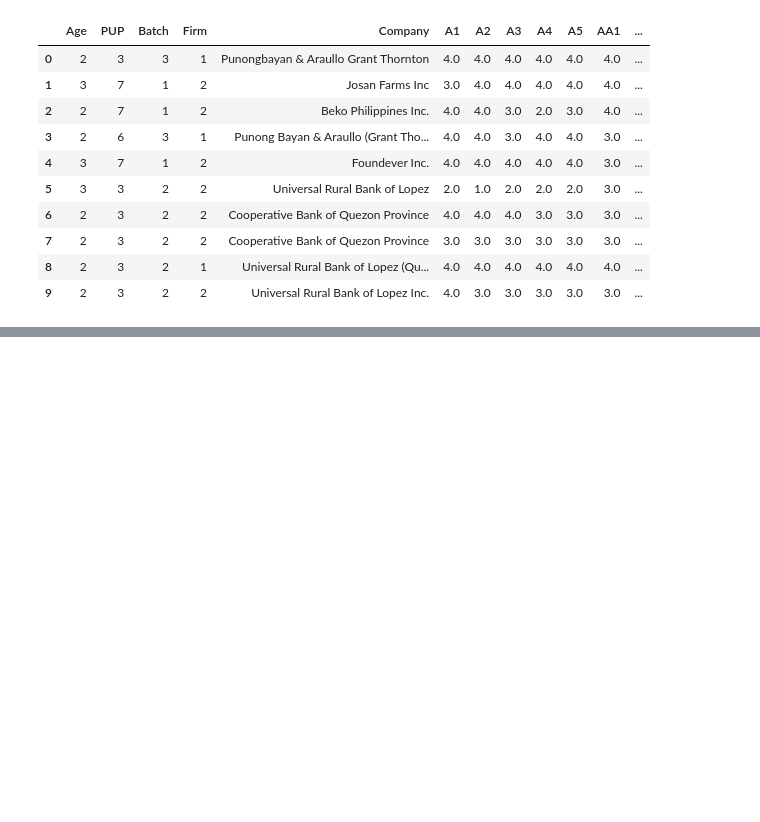
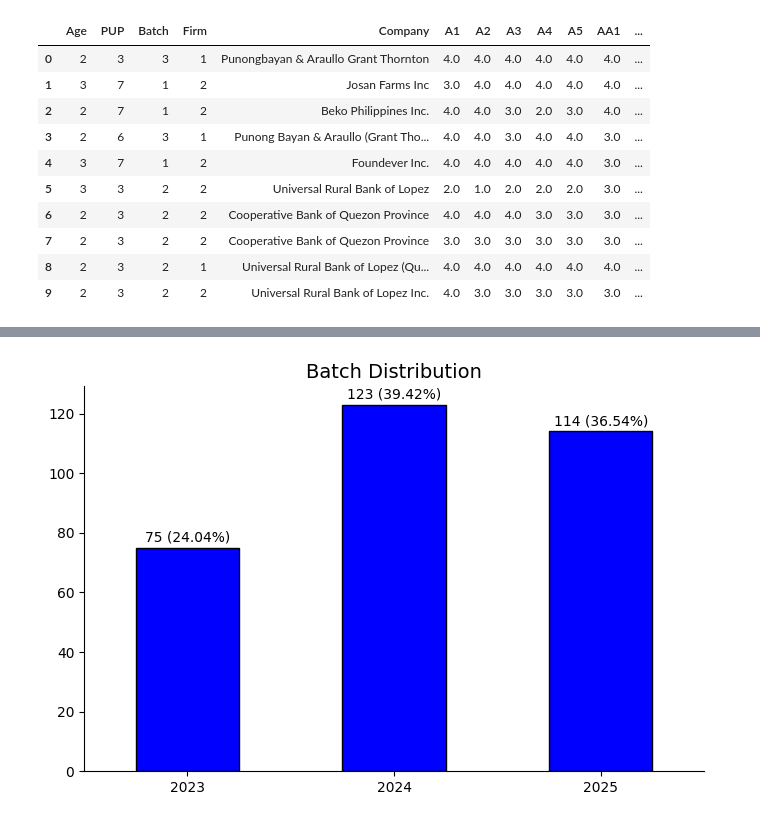
Before and after one commit to JVNems/Practice-Coding, a Jupyter notebook: 2025_January_16_PUP_Taguig_BSA_4th_Year.ipynb, the cells around one changed output, grey strips where cells are left out. Cells and saved outputs as stored; diff of their text form; code cells hidden in the pictures; blank space fills up the shorter version.

```diff
--- a/2025_January_16_PUP_Taguig_BSA_4th_Year.ipynb
+++ b/2025_January_16_PUP_Taguig_BSA_4th_Year.ipynb
@@ -100,0 +132,31 @@ Requirement already satisfied: six>=1.5 in /usr/local/lib/python3.11/dist-packag
+# %%
+# Create a simple bar chart for the 'Batch' column
+plt.figure(figsize=(8, 5))
+ax = df['Batch'].value_counts().sort_index().plot(kind='bar', color='blue', edgecolor='black')
+plt.title('Batch Distribution', fontsize=14)
+plt.xlabel('')  # Set the x-axis label to an empty string
+plt.ylabel('')  # Set the y-axis label to an empty string
+
+# Customize x-axis labels
+labels = {1: '2023', 2: '2024', 3: '2025'}
+plt.xticks(ticks=range(len(labels)), labels=[labels.get(x, str(x)) for x in range(1, 4)], rotation=0)
+
+
+plt.grid(axis='y', linestyle='', alpha=0.7)
+
+# Remove top and right spines
+plt.gca().spines['top'].set_visible(False)
+plt.gca().spines['right'].set_visible(False)
+
+# Add frequency and percentage above each bar
+total = len(df['Batch'])
+for p in ax.patches:
+    height = p.get_height()
+    percentage = '{:.2f}%'.format(100 * height / total)  # Format percentage to 2 decimal places
+    ax.text(p.get_x() + p.get_width() / 2, height + 1,
+            f'{int(height)} ({percentage})',  # Change the text format
+            ha='center', va='bottom', fontsize=10)
+
+plt.show()
+# %% [output]
+[figure, added]
```
Also changed, not shown: parts of 9 cells of this notebook.
